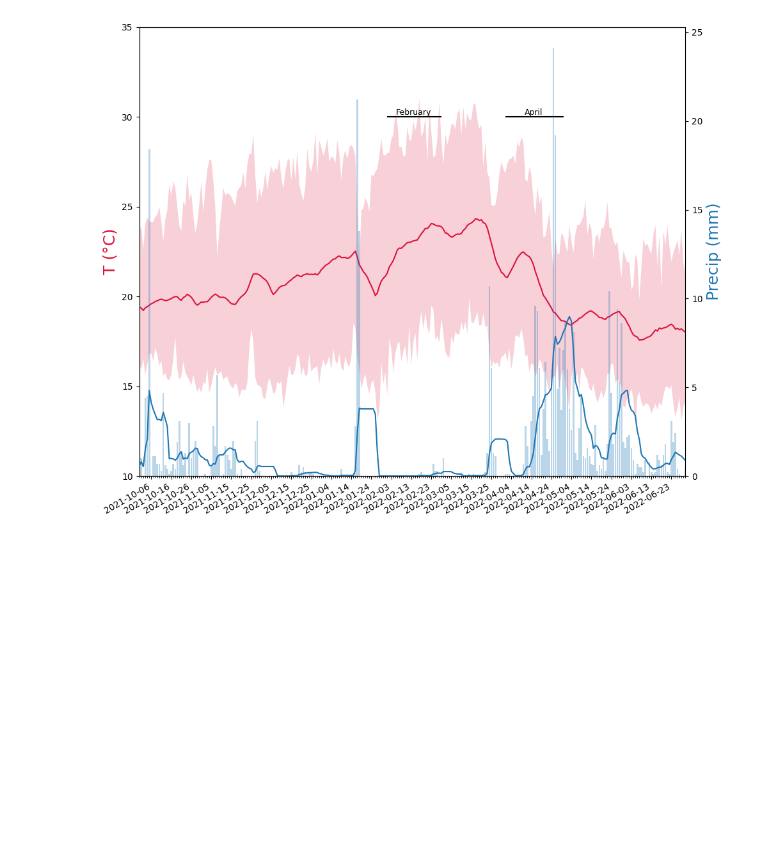
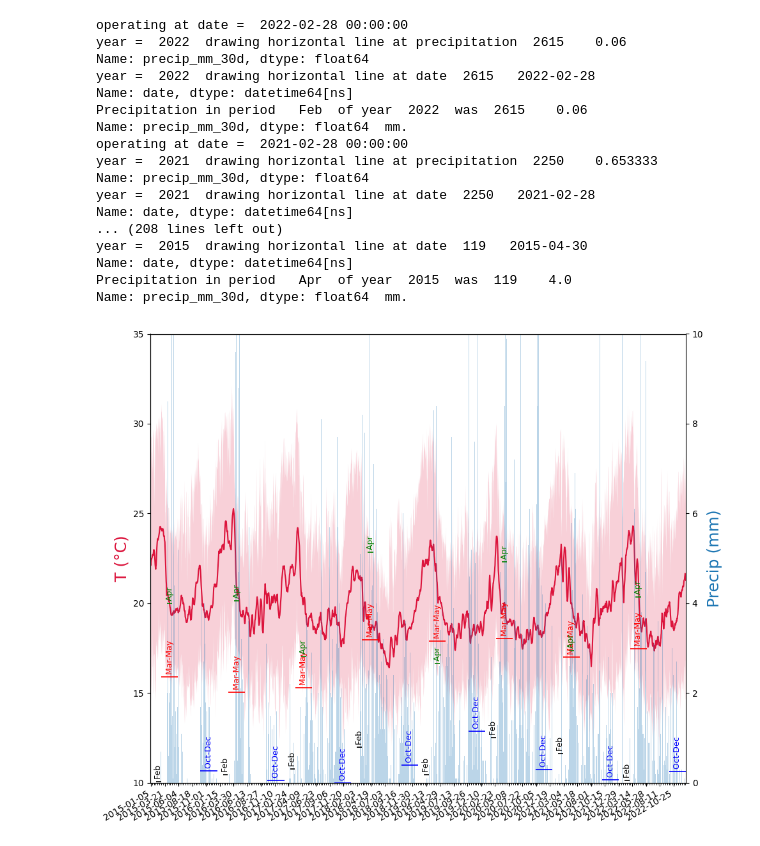
Before and after one commit to samuelflores/earth-observation, a Jupyter notebook: openmeteo-weather.ethiopia-renaud.ipynb, the cells around one changed output. Cells and saved outputs as stored; diff of their text form; code cells hidden in the pictures; blank space fills up the shorter version.

```diff
--- a/openmeteo-weather.ethiopia-renaud.ipynb
+++ b/openmeteo-weather.ethiopia-renaud.ipynb
@@ -279,8 +283,8 @@ minTemp = 10
 maxTemp = 35
 myfontsize = 18
 # got rid of cloud cover, since it is only sampled every five days, and some days the image is incomplete. So could be a bit deceptive.
-ax.bar(df["date"], df["cloudy"].fillna(0)*maxTemp,color="lightgrey",
-        width=pd.Timedelta("5D"), alpha=0.3, label="Cloudy")
+#ax.bar(df["date"], df["cloudy"].fillna(0)*maxTemp,color="lightgrey",
+#        width=pd.Timedelta("5D"), alpha=0.3, label="Cloudy")
 ax.set_ylim(minTemp, maxTemp)
 ax.spines["right"].set_position(("axes", 1.10))  # shift outward
 p["tave_10d"] = p["tavg"].rolling(window=10, min_periods=1).mean()
@@ -300,46 +304,96 @@ ax.grid(False)
 ax.set_frame_on(True); ax.patch.set_visible(False)
 
 ax2 = ax.twinx()
+ax2.set_ylim(0, 10)
+
 ax2.set_ylabel("Precip (mm)",color=precip_color,fontsize = myfontsize)
 # Precip (second right axis; ALL daily bars)
 ax2.bar(p["date"], p["precip_mm"].fillna(0),
         width=pd.Timedelta("0.85D"), alpha=0.3,  label="Precip (mm)",color=precip_color)
 
 p["precip_mm_10d"] = p["precip_mm"].rolling(window=10, min_periods=1).mean()
-ax2.plot(p["date"], p["precip_mm_10d"],color=precip_color, lw=1.5, label="Precipitation, 30-day back-average (mm)")
+p["precip_mm_30d"] = p["precip_mm"].rolling(window=30, min_periods=1).mean()
 
-#axes[2].set_ylabel("NDMI (Moisture)",fontsize = myfontsize)
+#ax2.plot(p["date"], p["precip_mm_10d"],color=precip_color, lw=1.5, label="Precipitation, 30-day back-average (mm)")
 
 
 
-# horizontal line
-#start = pd.to_datetime("2024-03-01")
-#end   = pd.to_datetime("2024-05-31")
+def plot_season_precipitation(my_start_date,my_end_date, example_season_start, example_season_end, my_ax, precipitation_data_frame, my_label="Dry season",my_color="black",line_style="solid"):
+    SSEDA = [] # was season_start_end_date_array
+    endYear = pandas.to_datetime(my_end_date).year
+    startYear = pandas.to_datetime(my_start_date).year
+    my_example_season_start = pandas.to_datetime(example_season_start)
+    my_example_season_start_year = pandas.to_datetime(my_example_season_start).year
+    my_example_season_end   = pandas.to_datetime(example_season_end)
+    my_example_season_end_year = pandas.to_datetime(my_example_season_end).year
+
+    for year in range( endYear,startYear-1,-1) :
+        SSEDA.insert(0,
+            (my_example_season_start - pandas.DateOffset(years = my_example_season_end_year-year),  #season start
+             my_example_season_end   - pandas.DateOffset(years = my_example_season_end_year-year),  #season end
+             my_example_season_start - pandas.DateOffset(years = my_example_season_end_year-year) + (my_example_season_end - my_example_season_start)/2 #season middle
+        ))
+        # draw a line across the interval at 90% height of NDMI axis
+        print ("operating at date = ",SSEDA[0][1])
+        current_precipitation = precipitation_data_frame[ precipitation_data_frame["date"] == SSEDA[0][1] ]["precip_mm_30d"]
+        print("year = ",year," drawing horizontal line at precipitation ",current_precipitation )
+        current_date = precipitation_data_frame[ precipitation_data_frame["date"] == SSEDA[0][1] ]["date"]
+        print("year = ",year," drawing horizontal line at date ",current_date )
+        #current_precipitation2 = precipitation_data_frame[ precipitation_data_frame["date"] == SSEDA[0][1] ]["precip_mm_30d"].iloc[0]
+        #print("year = ",year," drawing horizontal line at precipitation2 ",current_precipitation2 )
+        # select 30-day averaged precipitation at the current year's season end:
+        # only rows which meet the date selection criterion will exist in this dataframe: precipitation_data_frame[ precipitation_data_frame["date"] = SSEDA[0][1] ]
+        my_ax.hlines(y= current_precipitation , xmin=SSEDA[0][0], xmax=SSEDA[0][1], color=my_color, lw=1.2)
+        # put label slightly above the line
+        my_ax.text(SSEDA[0][2],current_precipitation , my_label, ha="center", va="bottom", fontsize=9, rotation=90, rotation_mode='default', transform_rotates_text=True, color=my_color)
+        print("Precipitation in period ", my_label, " of year ",year," was ",current_precipitation," mm.")
+
+plot_season_precipitation(startDate, endDate,"2025-02-01","2025-02-28",  ax2, p, " Feb",     "black", "solid")
+plot_season_precipitation(startDate, endDate,"2025-03-01","2025-05-31",          ax2, p, " Mar-May", "Red",   "solid")
+plot_season_precipitation(startDate, endDate,"2025-10-01","2025-12-31",          ax2, p, " Oct-Dec", "Blue",   "solid")
+plot_season_precipitation(startDate, endDate,"2025-04-01","2025-04-30",          ax2, p, " Apr", "Green",   "solid")
+
 
 # Align x-limits to cover full  range too
 xmin = min(df["date"].min(), p["date"].min())
 xmax = max(df["date"].max(), p["date"].max())
 ax.set_xlim(xmin, xmax)
 
-ax.hlines(y=30  , xmin=pd.to_datetime("2022-04-01"), xmax=pd.to_datetime("2022-04-30"), color="black")
+#ax.hlines(y=30  , xmin=pd.to_datetime("2022-04-01"), xmax=pd.to_datetime("2022-04-30"), color="black")
 #ax.vlines(y  , xmin=pd.to_datetime("2022-04-01"), xmax=pd.to_datetime("2022-04-30"), color="black")
 # put label slightly above the line
-ax.text(pd.to_datetime("2022-04-15"),30 , "April", ha="center", va="bottom", fontsize=9)
+#ax.text(pd.to_datetime("2022-04-15"),30 , "April", ha="center", va="bottom", fontsize=9)
 
-ax.hlines(y=30  , xmin=pd.to_datetime("2022-02-01"), xmax=pd.to_datetime("2022-02-28"), color="black")
-#ax.vlines(y  , xmin=pd.to_datetime("2022-04-01"), xmax=pd.to_datetime("2022-04-30"), color="black")
+#ax.hlines(y=30  , xmin=pd.to_datetime("2022-02-01"), xmax=pd.to_datetime("2022-02-28"), color="black")
 # put label slightly above the line
-ax.text(pd.to_datetime("2022-02-14"),30 , "February", ha="center", va="bottom", fontsize=9)
+#ax.text(pd.to_datetime("2022-02-14"),30 , "February", ha="center", va="bottom", fontsize=9)
 
-ax.xaxis.set_minor_locator(mdates.DayLocator(interval=1))   # tick every 5 days
-ax.xaxis.set_major_locator(mdates.DayLocator(interval=10))
+ax.xaxis.set_minor_locator(mdates.DayLocator(interval=10))   # tick every 5 days
+ax.xaxis.set_major_locator(mdates.DayLocator(interval=75))
 ax.xaxis.set_major_formatter(mdates.DateFormatter("%Y-%m-%d"))
 
 
 
 fig.autofmt_xdate()
 fig.tight_layout()
 plt.show()
 fig.savefig("temp_precipitation_plot.png", dpi=300, bbox_inches="tight")
 # %% [output]
+operating at date =  2022-02-28 00:00:00
+year =  2022  drawing horizontal line at precipitation  2615    0.06
+Name: precip_mm_30d, dtype: float64
+year =  2022  drawing horizontal line at date  2615   2022-02-28
+Name: date, dtype: datetime64[ns]
+Precipitation in period   Feb  of year  2022  was  2615    0.06
+Name: precip_mm_30d, dtype: float64  mm.
+operating at date =  2021-02-28 00:00:00
+year =  2021  drawing horizontal line at precipitation  2250    0.653333
+Name: precip_mm_30d, dtype: float64
+year =  2021  drawing horizontal line at date  2250   2021-02-28
+Name: date, dtype: datetime64[ns]
+... (208 lines left out)
+year =  2015  drawing horizontal line at date  119   2015-04-30
+Name: date, dtype: datetime64[ns]
+Precipitation in period   Apr  of year  2015  was  119    4.0
+Name: precip_mm_30d, dtype: float64  mm.
-[figure, old version]
+[figure, new version]
```
Also changed, not shown: parts of 3 cells of this notebook.
